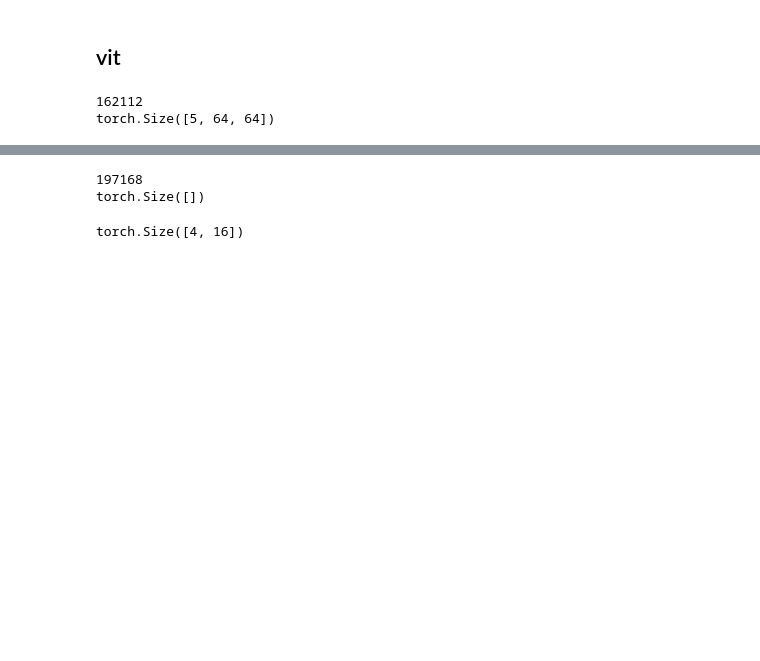
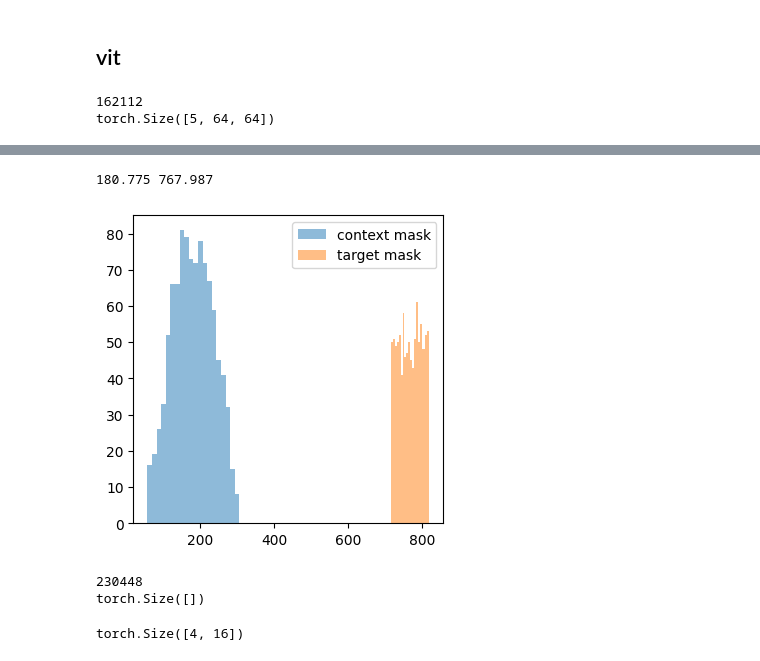
Before and after one commit to eisbetterthanpi/JEPA, a Jupyter notebook: I_JEPA.ipynb, the cells around one changed output, grey strips where cells are left out. Cells and saved outputs as stored; diff of their text form; code cells hidden in the pictures; blank space fills up the shorter version.

```diff
--- a/I_JEPA.ipynb
+++ b/I_JEPA.ipynb
@@ -879,3 +890,27 @@ imshow(torchvision.utils.make_grid(mask, nrow=8))
+# %%
+
+ttc=[]
+ttt=[]
+def mean(x): return sum(x)/len(x)
+
+for i in range(1000):
+    # collated_masks_enc, collated_masks_pred = mask_collator(1)
+    # context_indices, trg_indices = torch.stack(collated_masks_enc).squeeze(0), torch.stack(collated_masks_pred).transpose(0,1).flatten(1).unique(dim=1) # [num_msk, b,num_tok]->[b,num_tok] # [64, 65], [64, 32]
+    context_indices, trg_indices = simplexmask2d(hw=(32,32), ctx_scale=(.85,1.), trg_scale=(.7,.8), B=b, chaos=[3,1])
+    ttc.append(context_indices.shape[-1])
+    ttt.append(trg_indices.shape[-1])
+
+print(mean(ttc), mean(ttt))
+
+import matplotlib.pyplot as plt
+plt.rcParams["figure.figsize"] = (4,4)
+plt.hist(ttc, bins=20, alpha=.5, label='context mask')
+plt.hist(ttt, bins=20, alpha=.5, label='target mask')
+plt.legend()
+plt.show()
+# %% [output]
+180.775 767.987
+[figure, added]
 # %%
 # @title Transformer Predictor
 import torch
@@ -946,12 +981,13 @@ class IJEPA(nn.Module):
         # print('ijepa loss x',x.shape)
         hw=(8,8)
         # hw=(32,32)
-        mask_collator = MaskCollator(hw, enc_mask_scale=(.85, 1.), pred_mask_scale=(.15, .2), aspect_ratio=(.75, 1.5), nenc=1, npred=4, min_keep=4, allow_overlap=False)
-        collated_masks_enc, collated_masks_pred = mask_collator(b)
-        context_indices, trg_indices = torch.stack(collated_masks_enc).squeeze(0), torch.stack(collated_masks_pred).transpose(0,1).flatten(1).unique(dim=1) # [num_msk, b,num_tok]->[b,num_tok] # [64, 65], [64, 32]
+        # mask_collator = MaskCollator(hw, enc_mask_scale=(.85, 1.), pred_mask_scale=(.15, .2), aspect_ratio=(.75, 1.5), nenc=1, npred=4, min_keep=4, allow_overlap=False)
+        # collated_masks_enc, collated_masks_pred = mask_collator(b)
+        # context_indices, trg_indices = torch.stack(collated_masks_enc).squeeze(0), torch.stack(collated_masks_pred).transpose(0,1).flatten(1).unique(dim=1) # [num_msk, b,num_tok]->[b,num_tok] # [64, 65], [64, 32]
         # print(context_indices.shape, trg_indices.shape)
 
-        # context_indices, trg_indices = simplexmask2d(hw, ctx_scale=(.85,1), trg_scale=(.6,.8), B=b, chaos=3)
+        # context_indices, trg_indices = simplexmask2d(hw, ctx_scale=(.85,1), trg_scale=(.7,.8), B=b, chaos=[3,.5])
+        context_indices, trg_indices = simplexmask2d(hw, ctx_scale=(.85,1), trg_scale=(.6,.7), B=b, chaos=[3,.5])
 
         # zero_mask = torch.zeros(b ,*hw, device=device).flatten(1)
         # zero_mask[torch.arange(b).unsqueeze(-1), context_indices] = 1
@@ -981,11 +1017,13 @@ class IJEPA(nn.Module):
 # learn convemb
 # lr pred,student: 3e-3/1e-2, 1e-3
 
+# lr 1e-3 < 1e-2,1e-3? slower but dun plateau
+
 # vit 1lyr 15.4sec 15.6
 # hiera downsampling attn 20.5
 
 # ijepa = IJEPA(in_dim=3, d_model=64, out_dim=64, nlayers=4, n_heads=4).to(device)
-ijepa = IJEPA(in_dim=3, d_model=64, out_dim=64, nlayers=1, n_heads=4).to(device)
+ijepa = IJEPA(in_dim=3, d_model=64, out_dim=64, nlayers=1, n_heads=8).to(device)
 # ijepa = IJEPA(in_dim=3, d_model=32, out_dim=32, nlayers=1, n_heads=4).to(device)
 # optim = torch.optim.AdamW(ijepa.parameters(), lr=1e-3) # 1e-3?
 optim = torch.optim.AdamW([{'params': ijepa.student.parameters()},
@@ -1017,7 +1055,7 @@ classifier = Classifier(ijepa.out_dim, 10).to(device)
 coptim = torch.optim.SGD(classifier.parameters(), lr=1e-3)
 # optim = torch.optim.AdamW([{'params': ijepa.parameters()}, {'params': classifier.parameters(), 'lr': 1e-3}], lr=1e-3)
 # %% [output]
-197168
+230448
 torch.Size([])
 # %%
 # @title TransformerVICReg
```
Also changed, not shown: parts of 11 cells of this notebook.
